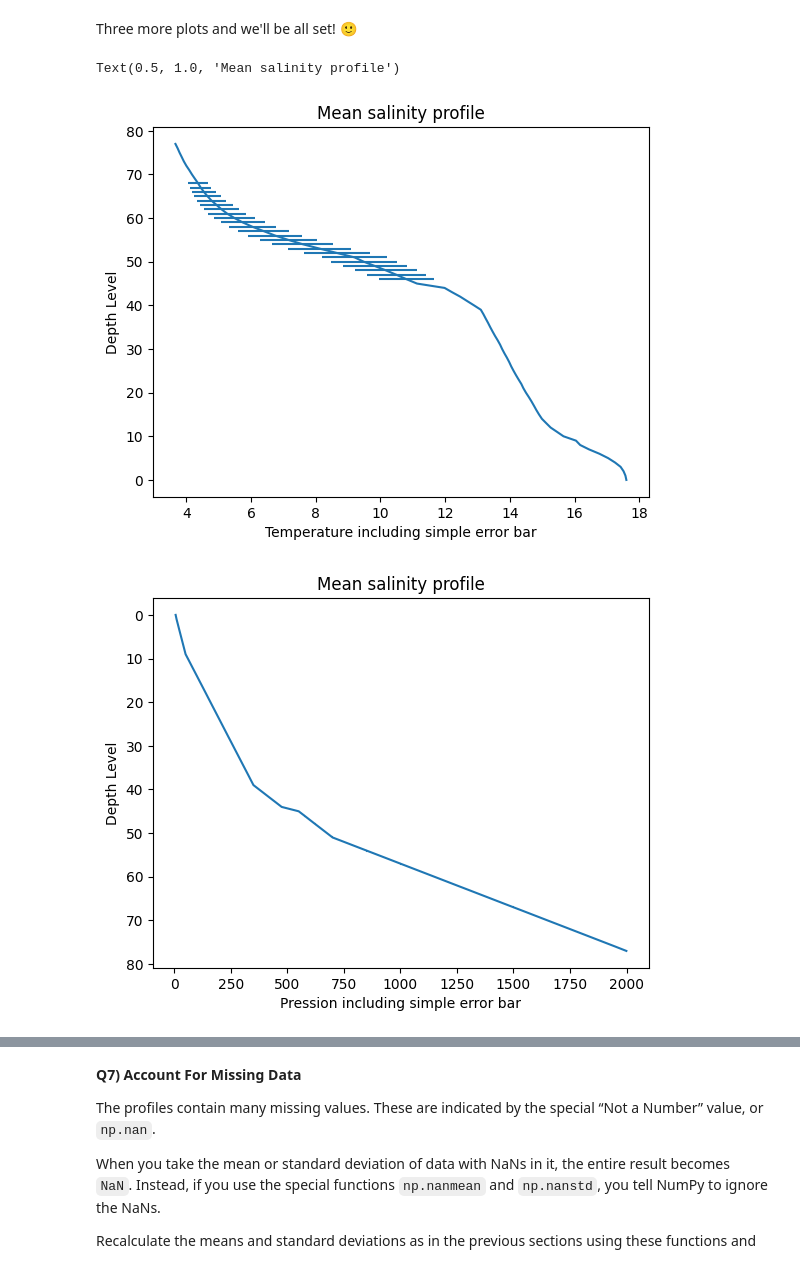
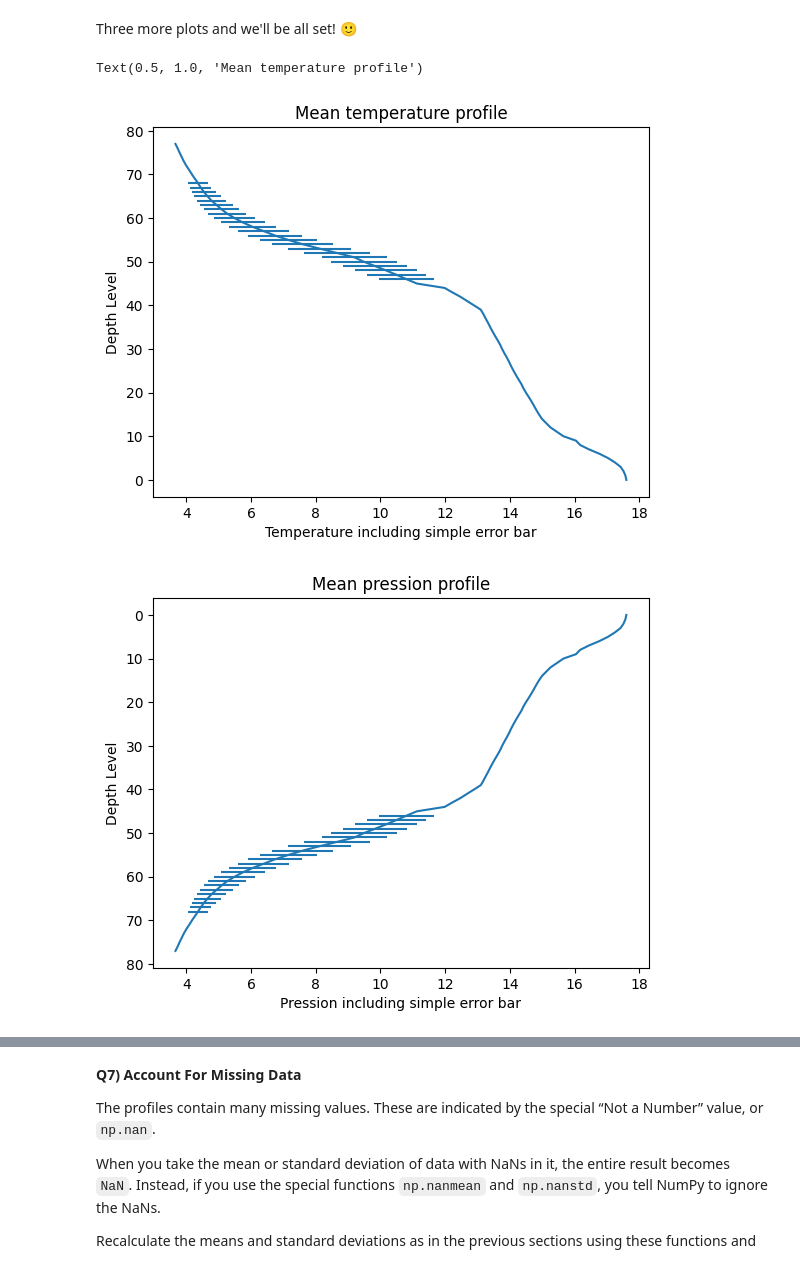
Before and after one commit to Cyp202/2025_Intro_Python, a Jupyter notebook: notebook/W2_S1.ipynb, the cells around one changed output, grey strips where cells are left out. Cells and saved outputs as stored; diff of their text form; code cells hidden in the pictures.

```diff
--- a/notebook/W2_S1.ipynb
+++ b/notebook/W2_S1.ipynb
@@ -177,2 +159,2 @@ Ensuite, on décompresse la liste dans T, S, P, lat, lon, date, level.
 # %%
-T, S, P, lat, lon, date, level = [np.load(files[i]) for i in [2, 0, 6, 3, 4, 5, 1]]
+T, S, level, lat, lon, date, P = [np.load(files[i]) for i in [2, 0, 6, 3, 4, 5, 1]]
@@ -570,18 +538,18 @@ Three more plots and we'll be all set! 🙂
 plt.errorbar(T_mean,level,xerr=T_std)
 plt.xlabel("Temperature including simple error bar")
 plt.ylabel("Depth Level")
-plt.title("Mean salinity profile")
+plt.title("Mean temperature profile")
 # %% [output]
-Text(0.5, 1.0, 'Mean salinity profile')
+Text(0.5, 1.0, 'Mean temperature profile')
-[figure, old version]
+[figure, new version]
 # %%
 plt.errorbar(P_mean,level,xerr=P_std)
 plt.xlabel("Pression including simple error bar")
 plt.ylabel("Depth Level")
-plt.title("Mean salinity profile")
+plt.title("Mean pression profile")
 plt.gca().invert_yaxis() #inverser l'axe y
 # %% [output]
-[figure, old version]
+[figure, new version]
 # %%
 relative_density_mean
 plt.errorbar(relative_density_mean,level,xerr=relative_density_std)
```
Also changed, not shown: parts of 30 cells of this notebook.
